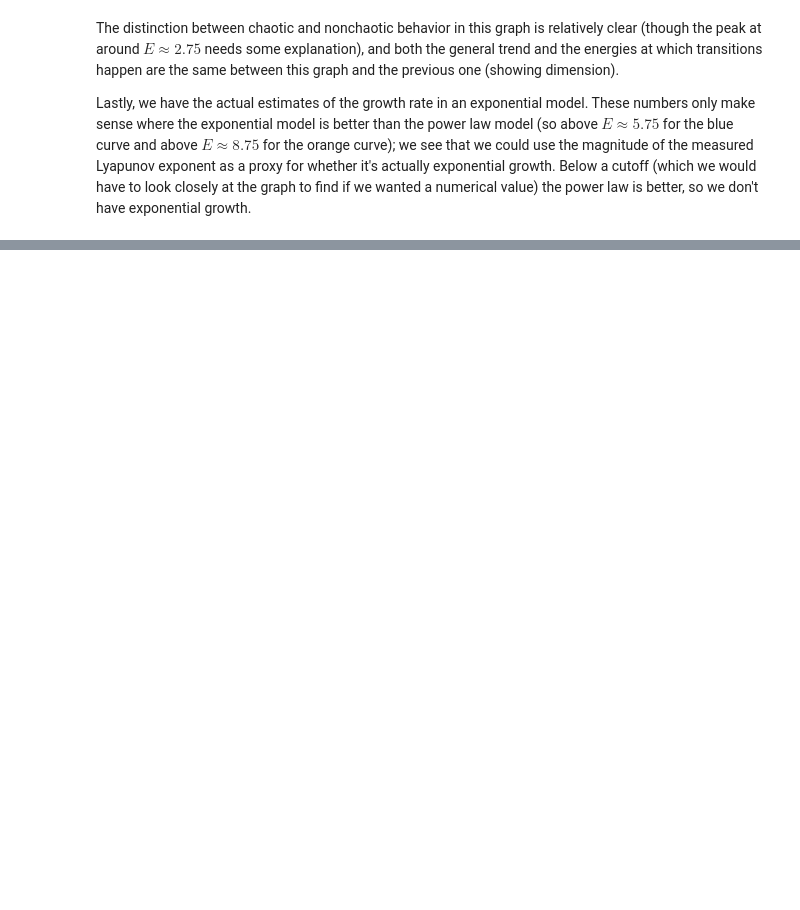
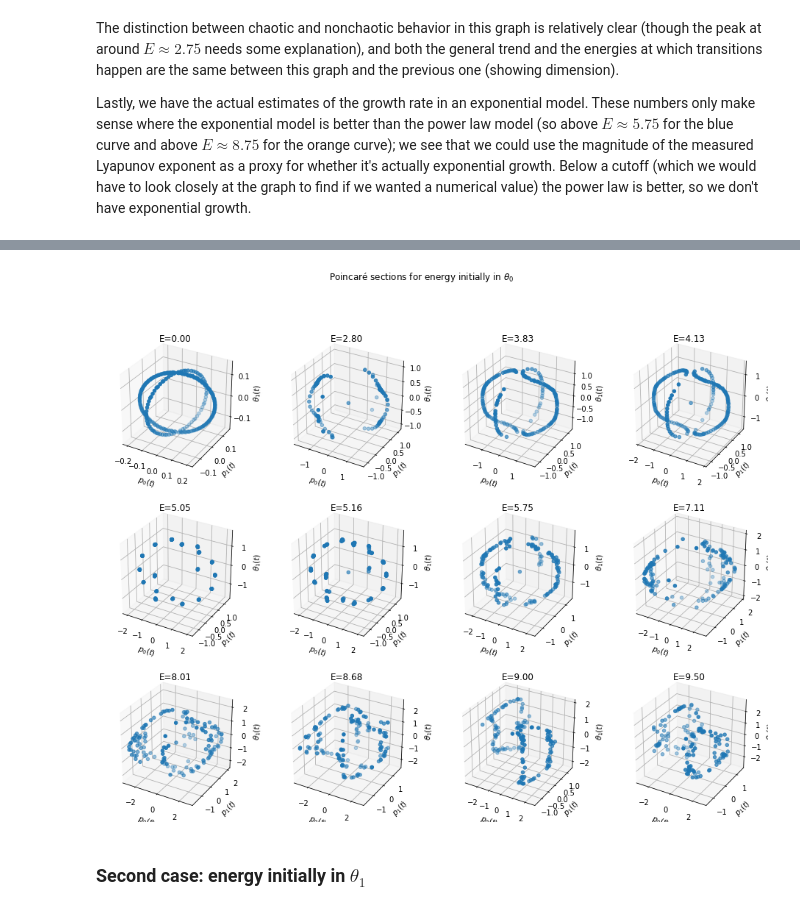
Before and after one commit to tachycline/multipendulum, a Jupyter notebook: Results.ipynb, the cells around one changed output, grey strips where cells are left out. Cells and saved outputs as stored; diff of their text form; code cells hidden in the pictures; blank space fills up the shorter version.

```diff
--- a/Results.ipynb
+++ b/Results.ipynb
@@ -101,0 +150,16 @@ plt.grid()
+# %%
+indices = [np.argmax(theta0res.energy.values >= (energy + E0) ) for energy in energies]
+# %%
+fig = plt.figure()
+fig.set_figwidth(16)
+fig.set_figheight(12)
+fig.suptitle(r"Poincaré sections for energy initially in $\theta_0$")
+for idx, item in enumerate(indices):
+    ax = fig.add_subplot(3,4,idx+1, projection='3d')
+    pend = mp.run_mp(theta0res.ic.iloc[item])
+    mp.poincare(pend, ax)
+    ax.set_title("E={:4.2f}".format(theta0res.energy.iloc[item]-E0))
+# %% [output]
+[figure, added]
+# %% [markdown]
+### Second case: energy initially in $\theta_1$
```
Also changed, not shown: parts of 15 cells of this notebook.
